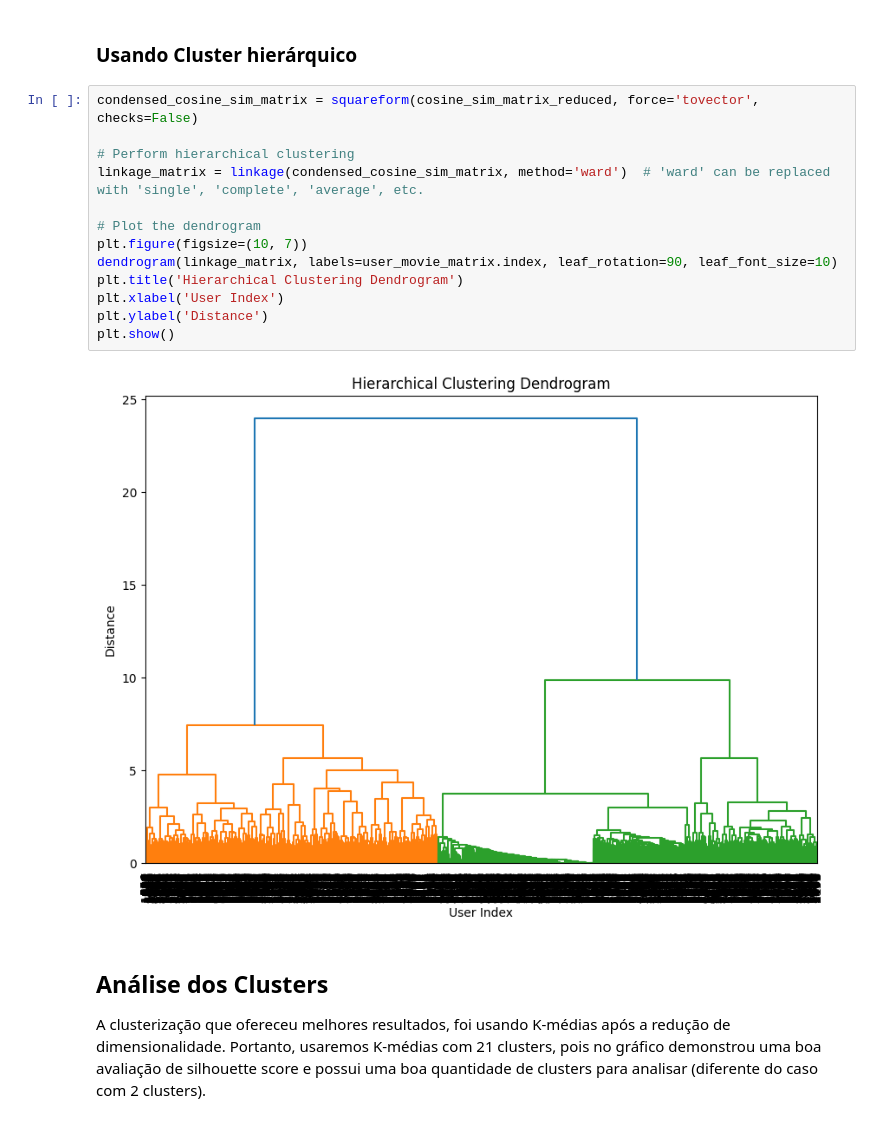
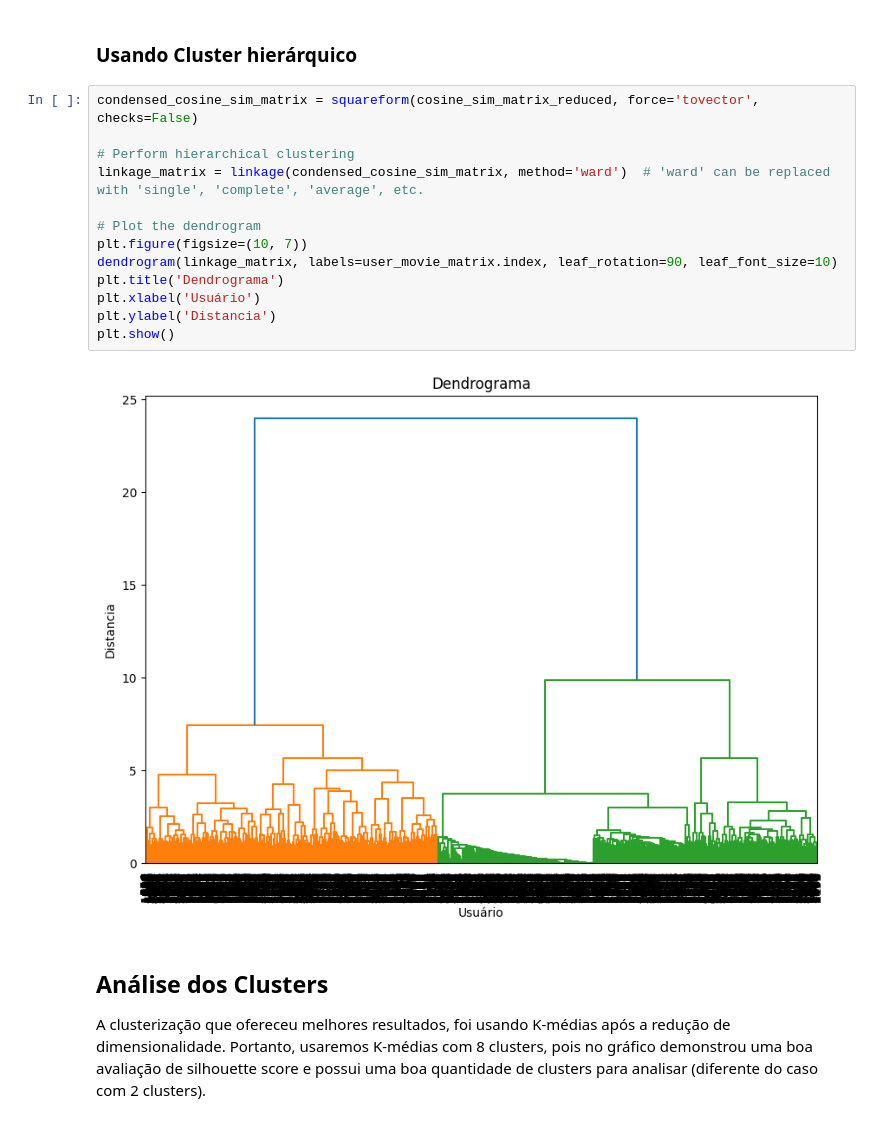
Before and after one commit to Ribeiro-Victor/coc602-data-mining, a Jupyter notebook: task_04/notebook.ipynb, the cells around one changed output. Cells and saved outputs as stored; diff of their text form.

```diff
--- a/task_04/notebook.ipynb
+++ b/task_04/notebook.ipynb
@@ -635,20 +623,20 @@ Silhouette Score: 0.09601045919808314
 # %%
 condensed_cosine_sim_matrix = squareform(cosine_sim_matrix_reduced, force='tovector', checks=False)
 
 # Perform hierarchical clustering
 linkage_matrix = linkage(condensed_cosine_sim_matrix, method='ward')  # 'ward' can be replaced with 'single', 'complete', 'average', etc.
 
 # Plot the dendrogram
 plt.figure(figsize=(10, 7))
 dendrogram(linkage_matrix, labels=user_movie_matrix.index, leaf_rotation=90, leaf_font_size=10)
-plt.title('Hierarchical Clustering Dendrogram')
-plt.xlabel('User Index')
-plt.ylabel('Distance')
+plt.title('Dendrograma')
+plt.xlabel('Usuário')
+plt.ylabel('Distancia')
 plt.show()
 # %% [output]
-[figure, old version]
+[figure, new version]
 # %% [markdown]
 ## Análise dos Clusters
-A clusterização que ofereceu melhores resultados, foi usando K-médias após a redução de dimensionalidade. Portanto, usaremos K-médias com 21 clusters, pois no gráfico demonstrou uma boa avaliação de silhouette score e possui uma boa quantidade de clusters para analisar (diferente do caso com 2 clusters).
+A clusterização que ofereceu melhores resultados, foi usando K-médias após a redução de dimensionalidade. Portanto, usaremos K-médias com 8 clusters, pois no gráfico demonstrou uma boa avaliação de silhouette score e possui uma boa quantidade de clusters para analisar (diferente do caso com 2 clusters).
 # %%
 
```
Also changed, not shown: parts of 30 cells of this notebook.
